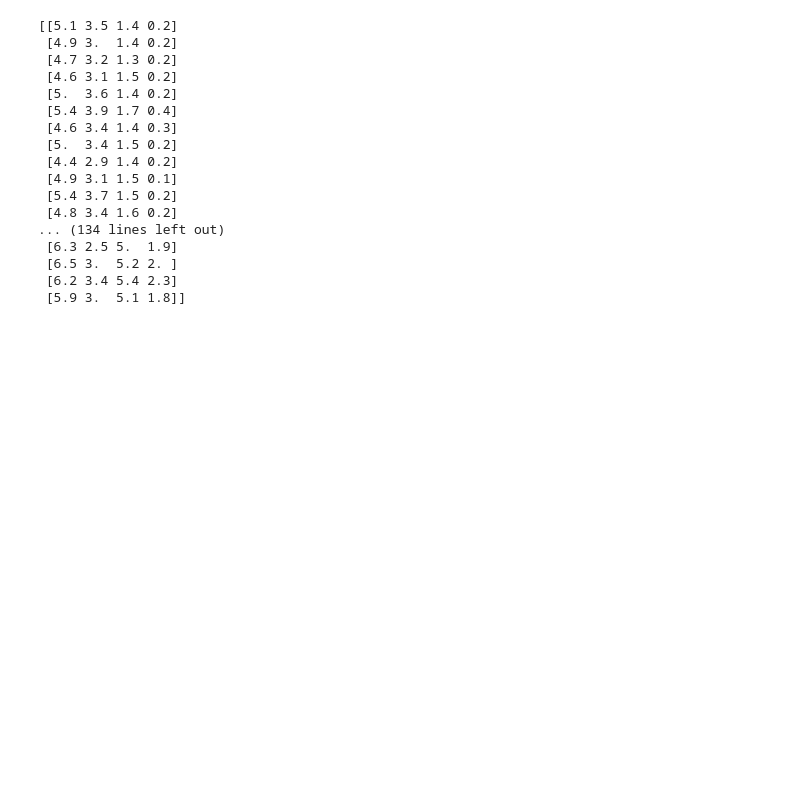
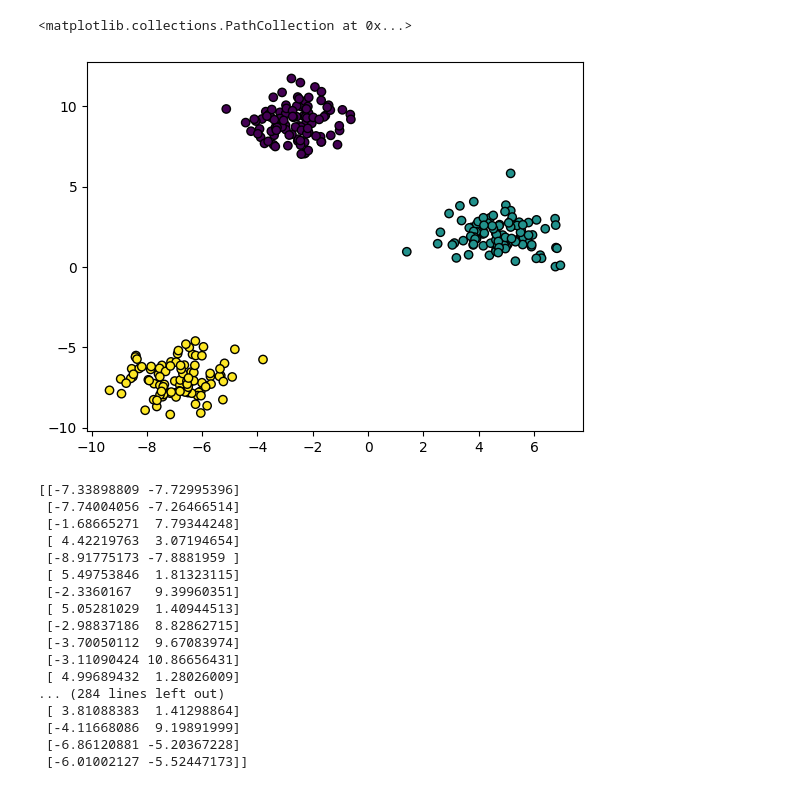
Before and after one commit to saksham-kumar-14/music-genre-analysis, a Jupyter notebook: k_means_on_iris.ipynb, the cells around one changed output. Drawn from its saved outputs; the diff is of its cells as text; code cells hidden in the pictures; blank space fills up the shorter version.

```diff
--- a/k_means_on_iris.ipynb
+++ b/k_means_on_iris.ipynb
@@ -7,28 +7,37 @@ import seaborn as sns
 %matplotlib inline
 import random
 # %%
-data = datasets.load_iris()
-X = data.data
+from sklearn.datasets import make_blobs
+import matplotlib.pyplot as plt
+
+# Generate Data (3 Clusters)
+X, y = make_blobs(n_samples=300, centers=3, cluster_std=1.0, random_state=42)
+
+# Plot
+plt.scatter(X[:, 0], X[:, 1], c=y, cmap='viridis', edgecolors="k")
+# %% [output]
+<matplotlib.collections.PathCollection at 0x...>
+[figure, added]
 # %%
 print(X)
 # %% [output]
-[[5.1 3.5 1.4 0.2]
- [4.9 3.  1.4 0.2]
- [4.7 3.2 1.3 0.2]
- [4.6 3.1 1.5 0.2]
- [5.  3.6 1.4 0.2]
- [5.4 3.9 1.7 0.4]
- [4.6 3.4 1.4 0.3]
- [5.  3.4 1.5 0.2]
- [4.4 2.9 1.4 0.2]
- [4.9 3.1 1.5 0.1]
- [5.4 3.7 1.5 0.2]
- [4.8 3.4 1.6 0.2]
-... (134 lines left out)
- [6.3 2.5 5.  1.9]
- [6.5 3.  5.2 2. ]
- [6.2 3.4 5.4 2.3]
- [5.9 3.  5.1 1.8]]
+[[-7.33898809 -7.72995396]
+ [-7.74004056 -7.26466514]
+ [-1.68665271  7.79344248]
+ [ 4.42219763  3.07194654]
+ [-8.91775173 -7.8881959 ]
+ [ 5.49753846  1.81323115]
+ [-2.3360167   9.39960351]
+ [ 5.05281029  1.40944513]
+ [-2.98837186  8.82862715]
+ [-3.70050112  9.67083974]
+ [-3.11090424 10.86656431]
+ [ 4.99689432  1.28026009]
+... (284 lines left out)
+ [ 3.81088383  1.41298864]
+ [-4.11668086  9.19891999]
+ [-6.86120881 -5.20367228]
+ [-6.01002127 -5.52447173]]
 # %%
 # reducing features to useful features only
 class PCA:
```
Also changed, not shown: parts of 7 cells of this notebook, 1 other file.
